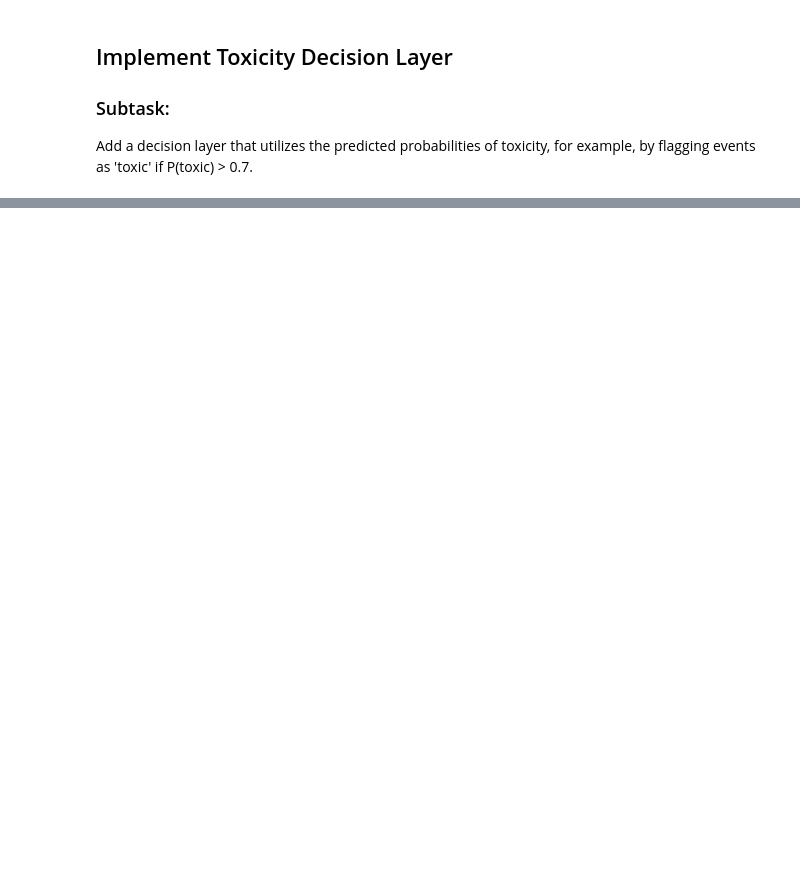
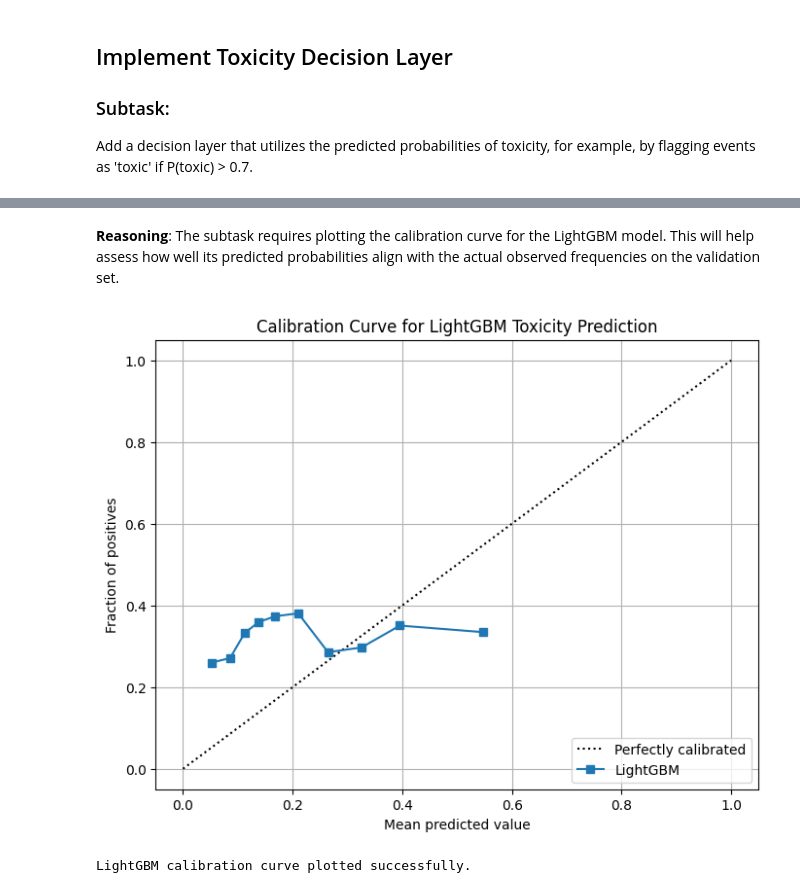
Before and after one commit to Selaric/toxic_flow_execution_agent, a Jupyter notebook: toxic_flow_execution_agent.ipynb, the cells around one changed output, grey strips where cells are left out. Cells and saved outputs as stored; diff of their text form; code cells hidden in the pictures; blank space fills up the shorter version.

```diff
--- a/toxic_flow_execution_agent.ipynb
+++ b/toxic_flow_execution_agent.ipynb
@@ -926,0 +1265,30 @@ F1 Score:  0.0000
+# %% [markdown]
+**Reasoning**:
+The subtask requires plotting the calibration curve for the LightGBM model. This will help assess how well its predicted probabilities align with the actual observed frequencies on the validation set.
+# %%
+from sklearn.calibration import calibration_curve
+import matplotlib.pyplot as plt
+
+# Calculate calibration curve data for LightGBM
+fraction_of_positives_lgbm, mean_predicted_value_lgbm = calibration_curve(
+    y_val,
+    lgbm_val_proba,
+    n_bins=10,
+    strategy="quantile"
+)
+
+# Plot the calibration curve for LightGBM
+plt.figure(figsize=(8, 6))
+plt.plot([0, 1], [0, 1], 'k:', label='Perfectly calibrated') # Perfectly calibrated line
+plt.plot(mean_predicted_value_lgbm, fraction_of_positives_lgbm, 's-', label='LightGBM')
+plt.xlabel('Mean predicted value')
+plt.ylabel('Fraction of positives')
+plt.title('Calibration Curve for LightGBM Toxicity Prediction')
+plt.legend(loc='lower right')
+plt.grid(True)
+plt.show()
+
+print("LightGBM calibration curve plotted successfully.")
+# %% [output]
+[figure, added]
+LightGBM calibration curve plotted successfully.
```
Also changed, not shown: parts of 49 cells of this notebook.
